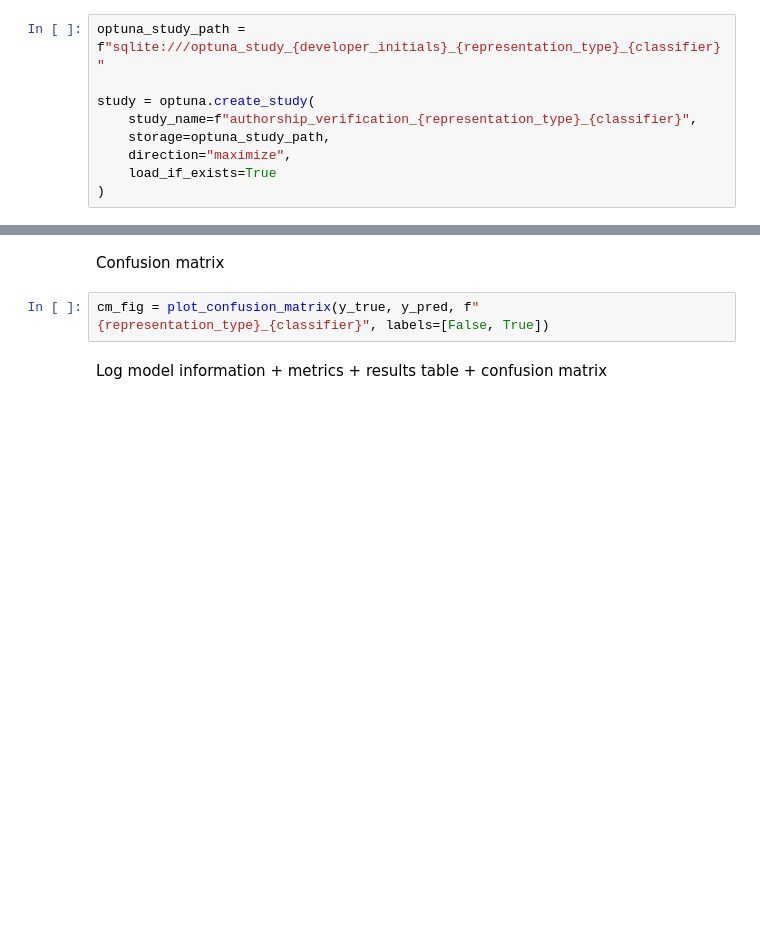
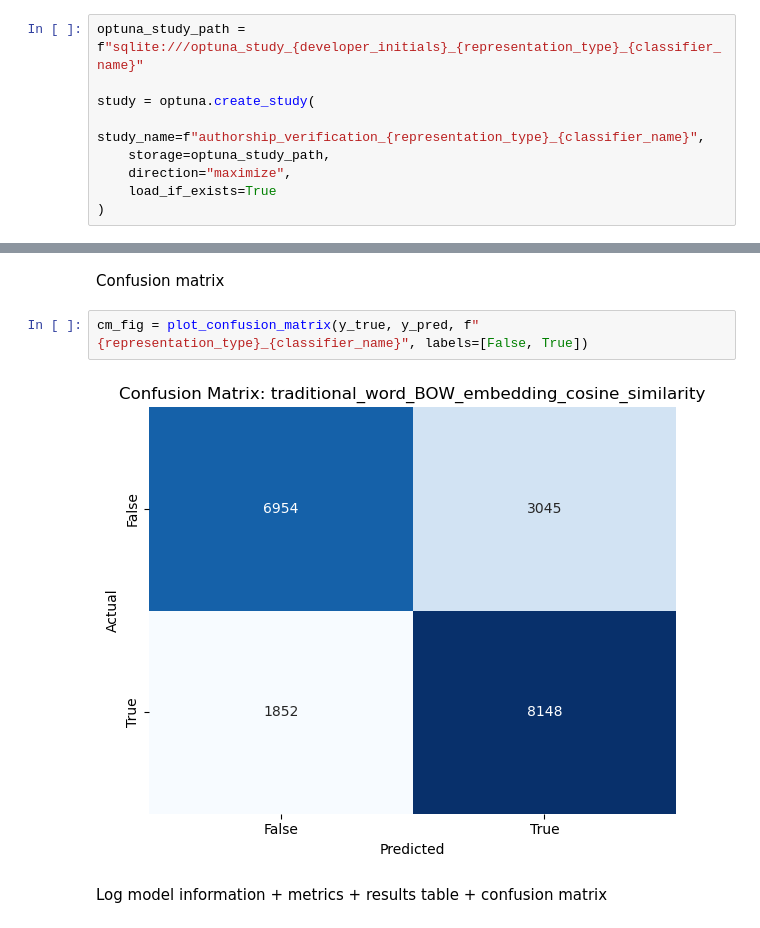
Before and after one commit to Jpoker01/authorship_verification_dt, a Jupyter notebook: notebooks/traditional/20251208_JP_traditional_char_BOW_embedding.ipynb, the cells around one changed output, grey strips where cells are left out. Saved outputs shown, nothing was run; the diff lists cells and outputs as text; blank space fills up the shorter version.

```diff
--- a/notebooks/traditional/20251208_JP_traditional_char_BOW_embedding.ipynb
+++ b/notebooks/traditional/20251208_JP_traditional_char_BOW_embedding.ipynb
@@ -381,10 +381,10 @@ Set up the study
 # %%
 date_str = datetime.now().strftime("%Y%m%d_%H%M")
 # %%
-optuna_study_path = f"sqlite:///optuna_study_{developer_initials}_{representation_type}_{classifier}"
+optuna_study_path = f"sqlite:///optuna_study_{developer_initials}_{representation_type}_{classifier_name}"
 
 study = optuna.create_study(
-    study_name=f"authorship_verification_{representation_type}_{classifier}",
+    study_name=f"authorship_verification_{representation_type}_{classifier_name}",
     storage=optuna_study_path,
     direction="maximize",
     load_if_exists=True
@@ -539,7 +590,9 @@ f1_threshold_histogram_fig.show()
 # %% [markdown]
 Confusion matrix
 # %%
-cm_fig = plot_confusion_matrix(y_true, y_pred, f"{representation_type}_{classifier}", labels=[False, True])
+cm_fig = plot_confusion_matrix(y_true, y_pred, f"{representation_type}_{classifier_name}", labels=[False, True])
+# %% [output]
+[figure, added]
 # %% [markdown]
 Log model information + metrics + results table + confusion matrix
 # %%
```
Also changed, not shown: parts of 9 cells of this notebook, 12 other files.
